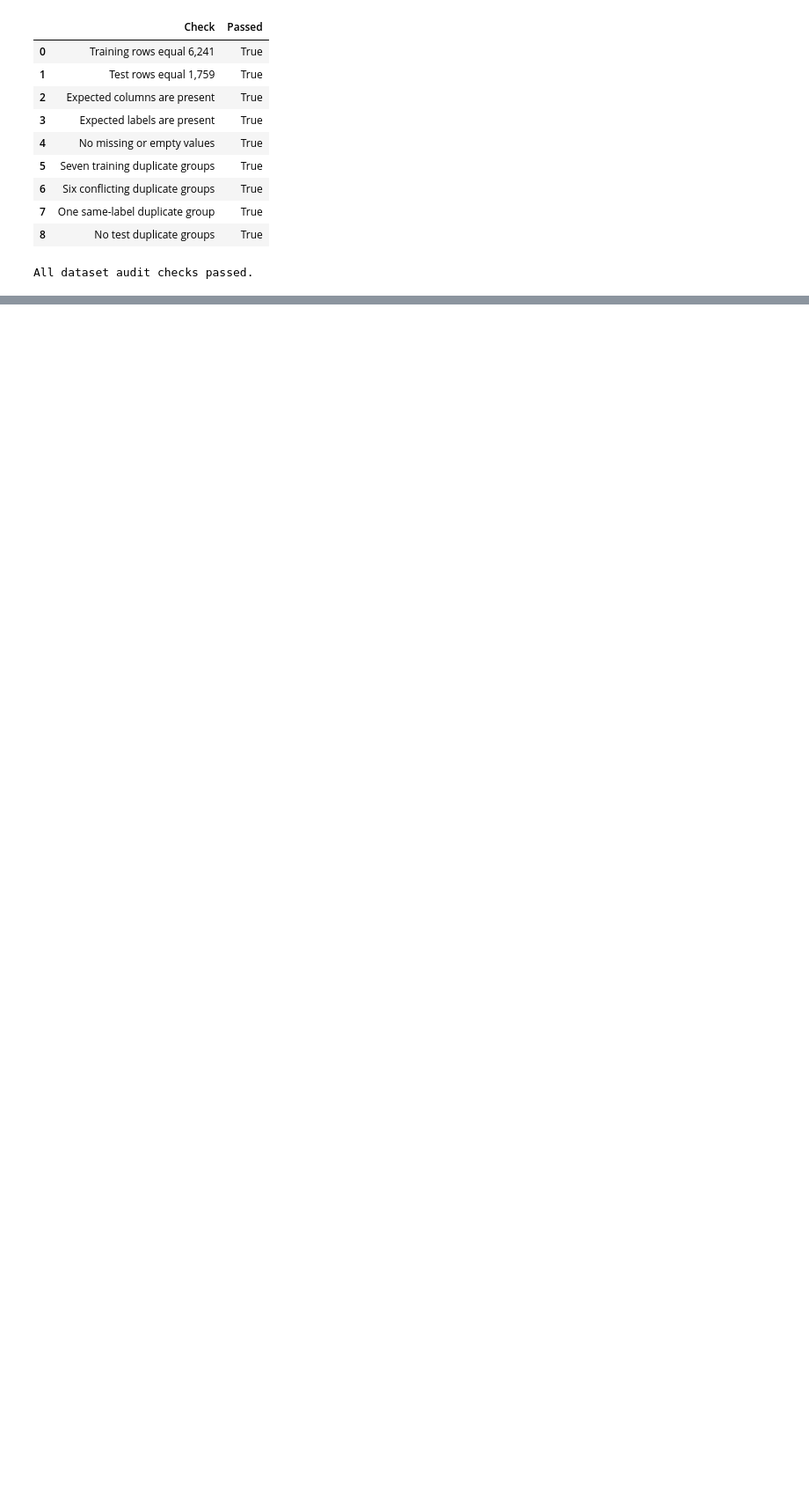
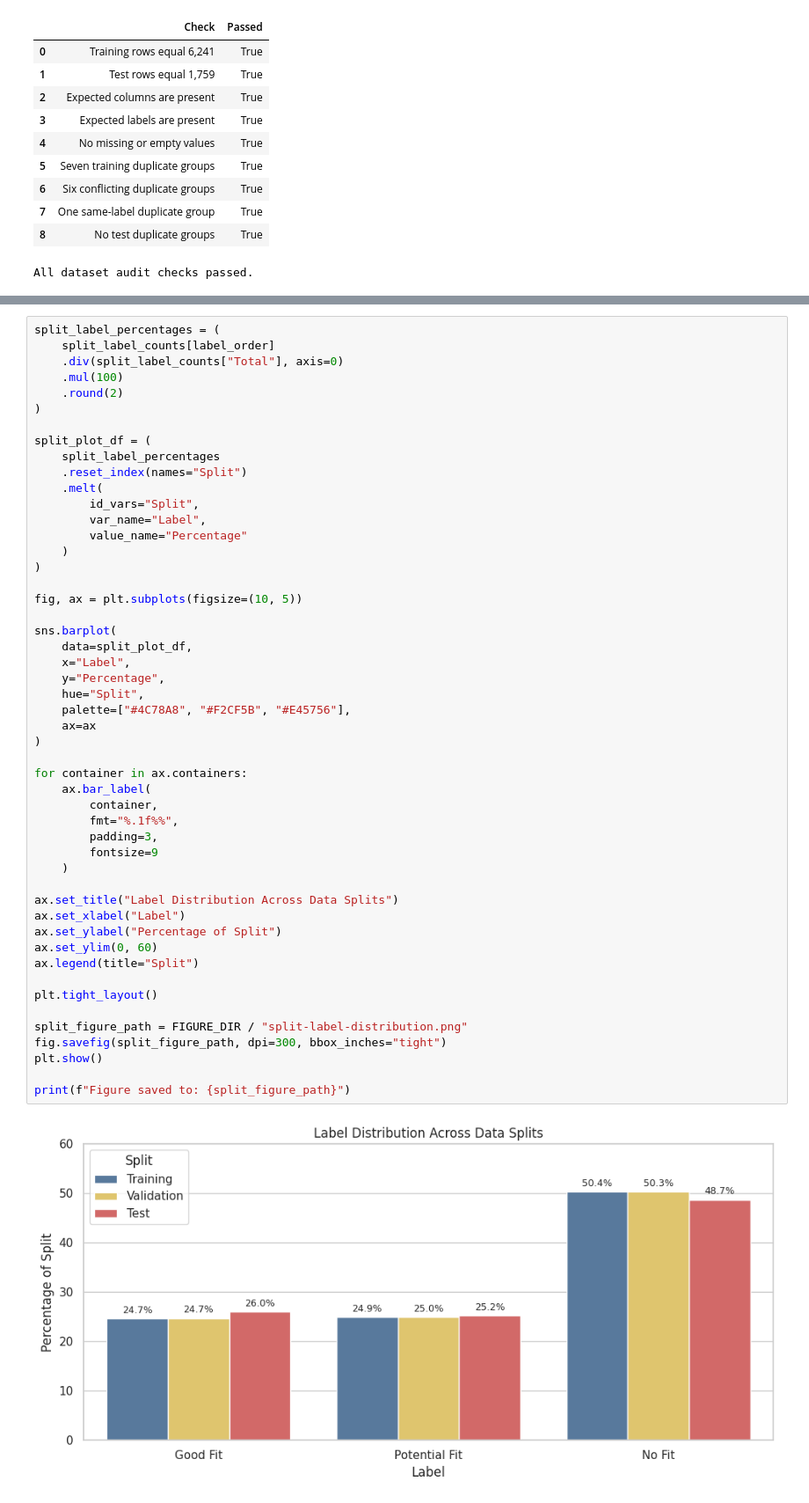
Before and after one commit to nandu-99/resume-job-matcher, a Jupyter notebook: m2/notebooks/m2-baseline-reproduction.ipynb, the cells around one changed output, grey strips where cells are left out. Shown at 88% size. Saved outputs shown, nothing was run; the diff lists cells and outputs as text; blank space fills up the shorter version.

Commit message:
feat(m2): add preprocessing and data splits

```diff
--- a/m2/notebooks/m2-baseline-reproduction.ipynb
+++ b/m2/notebooks/m2-baseline-reproduction.ipynb
@@ -533,0 +981,52 @@ All dataset audit checks passed.
+# %%
+split_label_percentages = (
+    split_label_counts[label_order]
+    .div(split_label_counts["Total"], axis=0)
+    .mul(100)
+    .round(2)
+)
+
+split_plot_df = (
+    split_label_percentages
+    .reset_index(names="Split")
+    .melt(
+        id_vars="Split",
+        var_name="Label",
+        value_name="Percentage"
+    )
+)
+
+fig, ax = plt.subplots(figsize=(10, 5))
+
+sns.barplot(
+    data=split_plot_df,
+    x="Label",
+    y="Percentage",
+    hue="Split",
+    palette=["#4C78A8", "#F2CF5B", "#E45756"],
+    ax=ax
+)
+
+for container in ax.containers:
+    ax.bar_label(
+        container,
+        fmt="%.1f%%",
+        padding=3,
+        fontsize=9
+    )
+
+ax.set_title("Label Distribution Across Data Splits")
+ax.set_xlabel("Label")
+ax.set_ylabel("Percentage of Split")
+ax.set_ylim(0, 60)
+ax.legend(title="Split")
+
+plt.tight_layout()
+
+split_figure_path = FIGURE_DIR / "split-label-distribution.png"
+fig.savefig(split_figure_path, dpi=300, bbox_inches="tight")
+plt.show()
+
+print(f"Figure saved to: {split_figure_path}")
+# %% [output]
+[figure, added]
```
Also changed, not shown: parts of 13 cells of this notebook, 3 other files.
